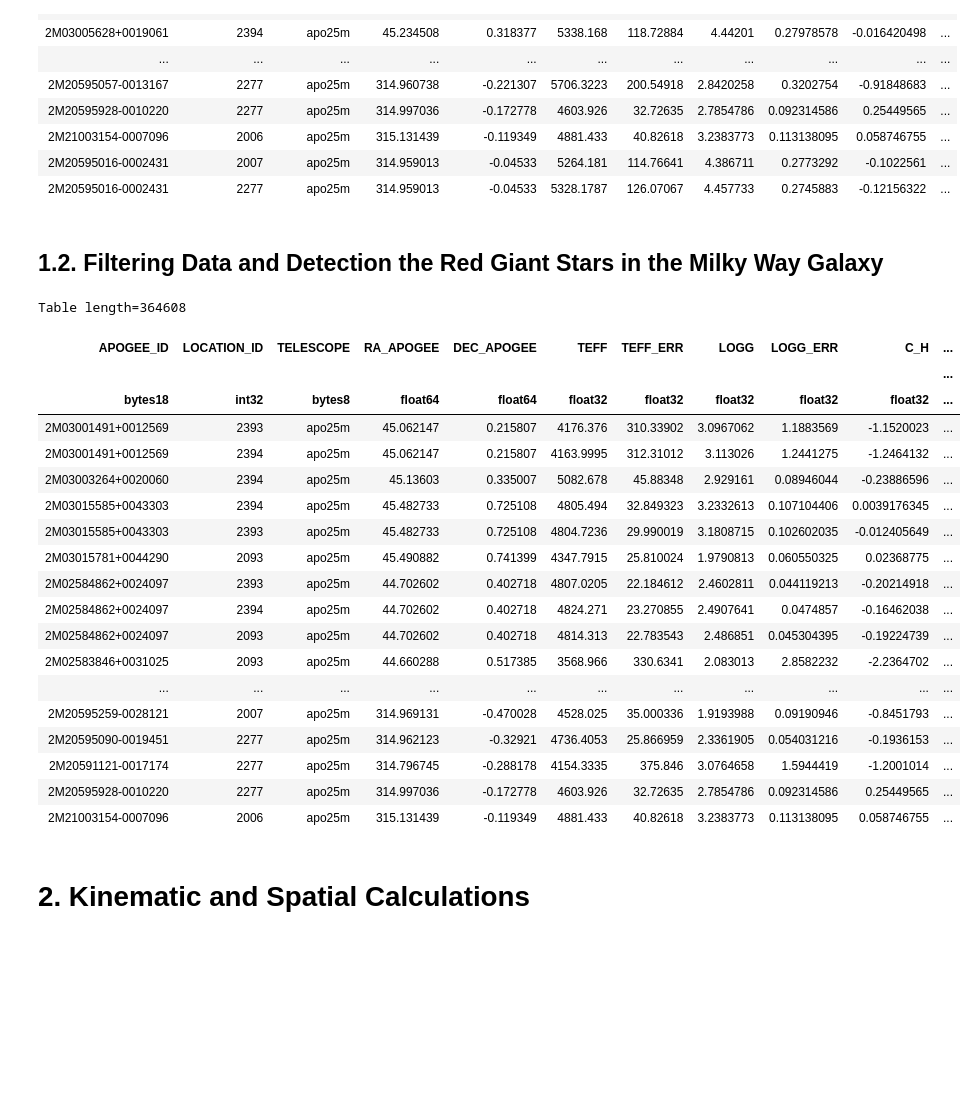
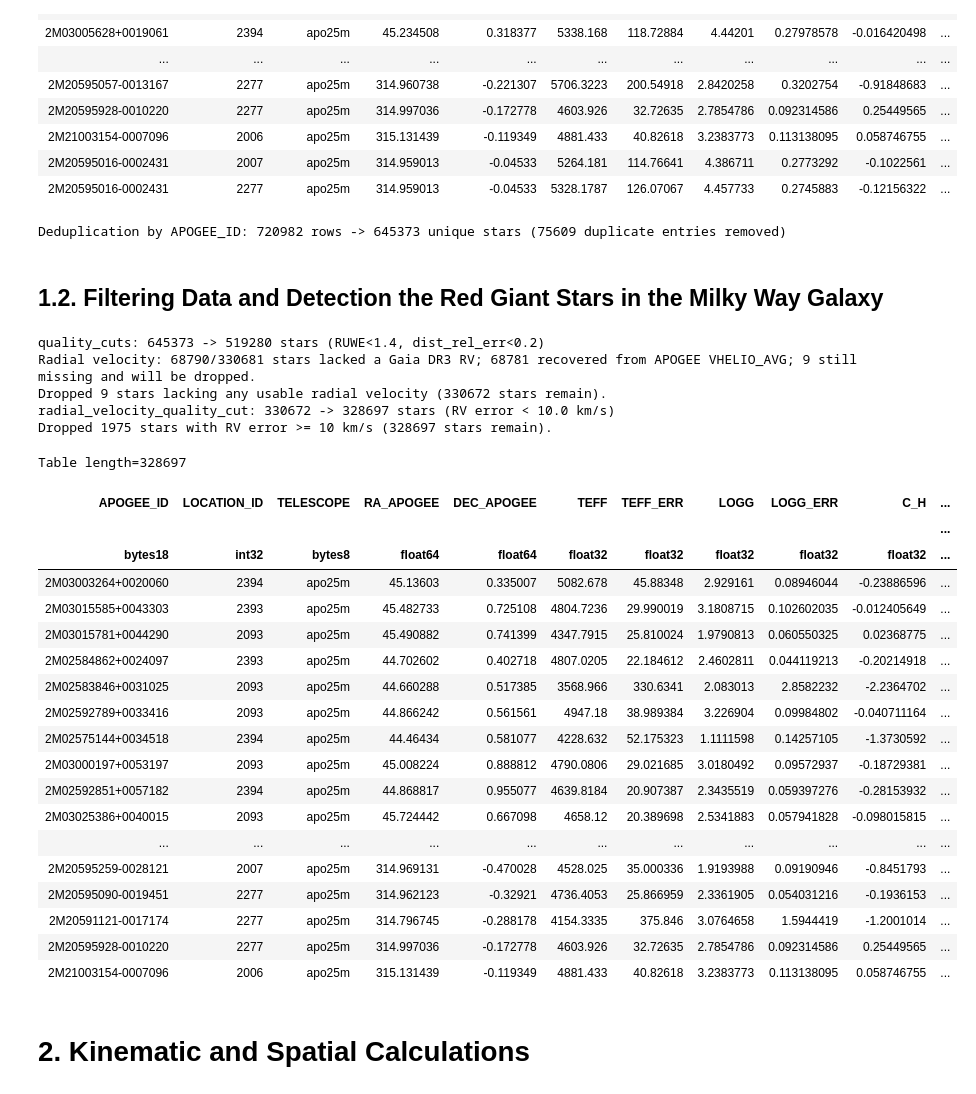
Before and after one commit to TnhnNyc/Milky-Way-Rotation-Curve, a Jupyter notebook: Milky_Way_Mass_Rotation_Curve.ipynb, the cells around one changed output. Cells and saved outputs as stored; diff of their text form; code cells hidden in the pictures; blank space fills up the shorter version.

```diff
--- a/Milky_Way_Mass_Rotation_Curve.ipynb
+++ b/Milky_Way_Mass_Rotation_Curve.ipynb
@@ -59,30 +65,60 @@ Table length=720982
 | 2M21003154-0007096 | 2006 | apo25m | 315.131439 | -0.119349 | 4881.433 | 40.82618 | 3.2383773 | 0.113138095 | 0.058746755 | ... |
 | 2M20595016-0002431 | 2007 | apo25m | 314.959013 | -0.04533 | 5264.181 | 114.76641 | 4.386711 | 0.2773292 | -0.1022561 | ... |
 | 2M20595016-0002431 | 2277 | apo25m | 314.959013 | -0.04533 | 5328.1787 | 126.07067 | 4.457733 | 0.2745883 | -0.12156322 | ... |
+# %%
+""" 1.1.d. Removing Duplicate APOGEE Entries (same star observed in multiple fields) """
+dataset = selection.deduplicate_stars(dataset, id_column="APOGEE_ID", priority_column="TEFF_ERR")
+# %% [output]
+Deduplication by APOGEE_ID: 720982 rows -> 645373 unique stars (75609 duplicate entries removed)
 # %% [markdown]
 ## 1.2. Filtering Data and Detection the Red Giant Stars in the Milky Way Galaxy
 # %%
-""" 1.2.a. Filtering the APOGEE DR17 and Gaia DR3 Dataset according to the RUWE Parameter """
-filtered_table = selection.quality_cuts(dataset, ruwe_max=1.4)
+""" 1.2.a. Filtering the APOGEE DR17 and Gaia DR3 Dataset according to the RUWE Parameter and Distance Quality """
+filtered_table = selection.quality_cuts(dataset, ruwe_max=1.4, max_dist_err=0.20)
 
 """ 1.2.b. Detection the Red Giant Stars in the Milky Way Galaxy """
 red_giants = selection.select_red_giants(filtered_table, logg_max=3.5, teff_min=3500, teff_max=5500)
+
+""" 1.2.c. Filling Missing Gaia Radial Velocities with APOGEE VHELIO_AVG (fallback) """
+red_giants = selection.fill_missing_radial_velocity(red_giants,
+                                                    gaia_column="radial_velocity",
+                                                    gaia_error_column="radial_velocity_error",
+                                                    apogee_column="VHELIO_AVG",
+                                                    apogee_manual_error=0.5)
+
+n_before = len(red_giants)
+red_giants = red_giants[red_giants["radial_velocity_source"] != "MISSING"]
+print(f"Dropped {n_before - len(red_giants)} stars lacking any usable radial velocity "
+      f"({len(red_giants)} stars remain).")
+
+n_before = len(red_giants)
+
+red_giants = selection.radial_velocity_quality_cut(red_giants, rv_error_max=10.0)
+
+print(f"Dropped {n_before - len(red_giants)} stars with RV error >= 10 km/s "
+      f"({len(red_giants)} stars remain).")
+
 red_giants
 # %% [output]
-Table length=364608
+quality_cuts: 645373 -> 519280 stars (RUWE<1.4, dist_rel_err<0.2)
+Radial velocity: 68790/330681 stars lacked a Gaia DR3 RV; 68781 recovered from APOGEE VHELIO_AVG; 9 still missing and will be dropped.
+Dropped 9 stars lacking any usable radial velocity (330672 stars remain).
+radial_velocity_quality_cut: 330672 -> 328697 stars (RV error < 10.0 km/s)
+Dropped 1975 stars with RV error >= 10 km/s (328697 stars remain).
+Table length=328697
 | APOGEE_ID | LOCATION_ID | TELESCOPE | RA_APOGEE | DEC_APOGEE | TEFF | TEFF_ERR | LOGG | LOGG_ERR | C_H | ... |
 |  |  |  |  |  |  |  |  |  |  | ... |
 | bytes18 | int32 | bytes8 | float64 | float64 | float32 | float32 | float32 | float32 | float32 | ... |
-| 2M03001491+0012569 | 2393 | apo25m | 45.062147 | 0.215807 | 4176.376 | 310.33902 | 3.0967062 | 1.1883569 | -1.1520023 | ... |
-| 2M03001491+0012569 | 2394 | apo25m | 45.062147 | 0.215807 | 4163.9995 | 312.31012 | 3.113026 | 1.2441275 | -1.2464132 | ... |
 | 2M03003264+0020060 | 2394 | apo25m | 45.13603 | 0.335007 | 5082.678 | 45.88348 | 2.929161 | 0.08946044 | -0.23886596 | ... |
-| 2M03015585+0043303 | 2394 | apo25m | 45.482733 | 0.725108 | 4805.494 | 32.849323 | 3.2332613 | 0.107104406 | 0.0039176345 | ... |
 | 2M03015585+0043303 | 2393 | apo25m | 45.482733 | 0.725108 | 4804.7236 | 29.990019 | 3.1808715 | 0.102602035 | -0.012405649 | ... |
 | 2M03015781+0044290 | 2093 | apo25m | 45.490882 | 0.741399 | 4347.7915 | 25.810024 | 1.9790813 | 0.060550325 | 0.02368775 | ... |
 | 2M02584862+0024097 | 2393 | apo25m | 44.702602 | 0.402718 | 4807.0205 | 22.184612 | 2.4602811 | 0.044119213 | -0.20214918 | ... |
-| 2M02584862+0024097 | 2394 | apo25m | 44.702602 | 0.402718 | 4824.271 | 23.270855 | 2.4907641 | 0.0474857 | -0.16462038 | ... |
-| 2M02584862+0024097 | 2093 | apo25m | 44.702602 | 0.402718 | 4814.313 | 22.783543 | 2.486851 | 0.045304395 | -0.19224739 | ... |
 | 2M02583846+0031025 | 2093 | apo25m | 44.660288 | 0.517385 | 3568.966 | 330.6341 | 2.083013 | 2.8582232 | -2.2364702 | ... |
+| 2M02592789+0033416 | 2093 | apo25m | 44.866242 | 0.561561 | 4947.18 | 38.989384 | 3.226904 | 0.09984802 | -0.040711164 | ... |
+| 2M02575144+0034518 | 2394 | apo25m | 44.46434 | 0.581077 | 4228.632 | 52.175323 | 1.1111598 | 0.14257105 | -1.3730592 | ... |
+| 2M03000197+0053197 | 2093 | apo25m | 45.008224 | 0.888812 | 4790.0806 | 29.021685 | 3.0180492 | 0.09572937 | -0.18729381 | ... |
+| 2M02592851+0057182 | 2394 | apo25m | 44.868817 | 0.955077 | 4639.8184 | 20.907387 | 2.3435519 | 0.059397276 | -0.28153932 | ... |
+| 2M03025386+0040015 | 2093 | apo25m | 45.724442 | 0.667098 | 4658.12 | 20.389698 | 2.5341883 | 0.057941828 | -0.098015815 | ... |
 | ... | ... | ... | ... | ... | ... | ... | ... | ... | ... | ... |
 | 2M20595259-0028121 | 2007 | apo25m | 314.969131 | -0.470028 | 4528.025 | 35.000336 | 1.9193988 | 0.09190946 | -0.8451793 | ... |
 | 2M20595090-0019451 | 2277 | apo25m | 314.962123 | -0.32921 | 4736.4053 | 25.866959 | 2.3361905 | 0.054031216 | -0.1936153 | ... |
```
Also changed, not shown: parts of 26 cells of this notebook, 6 other files.
